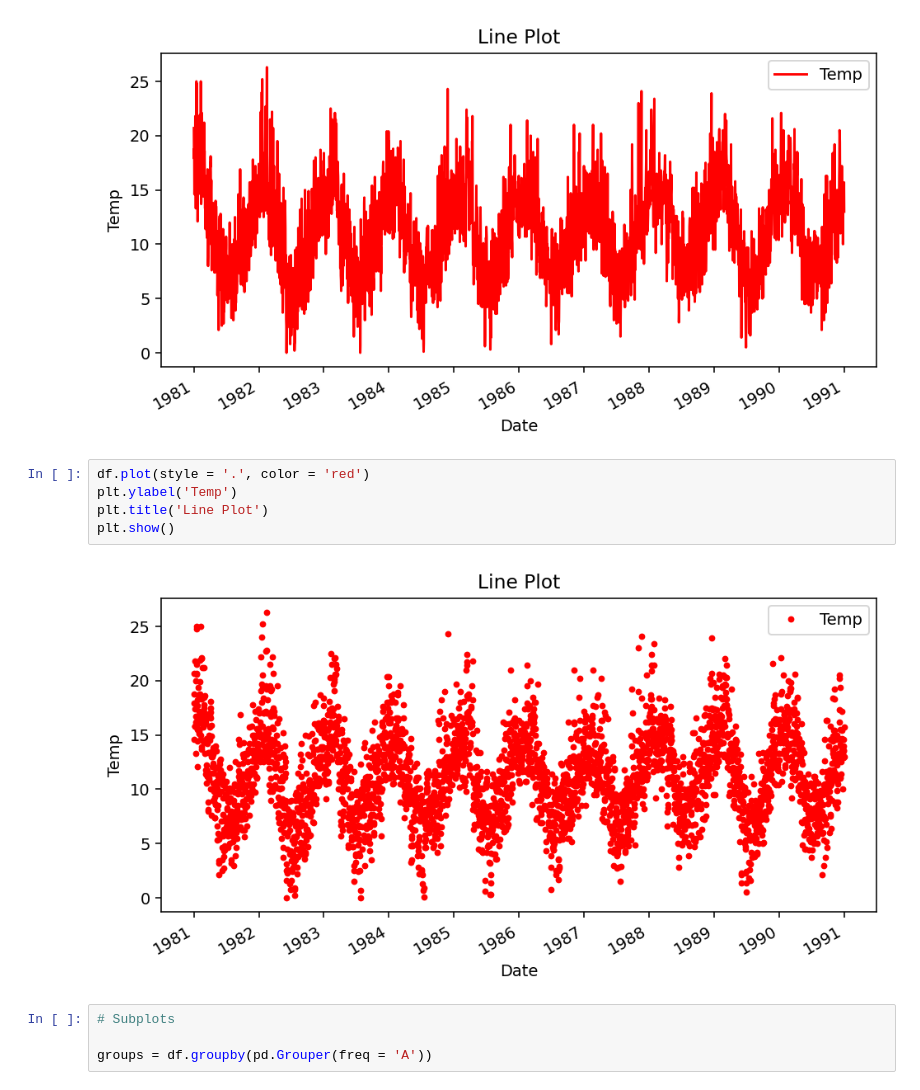
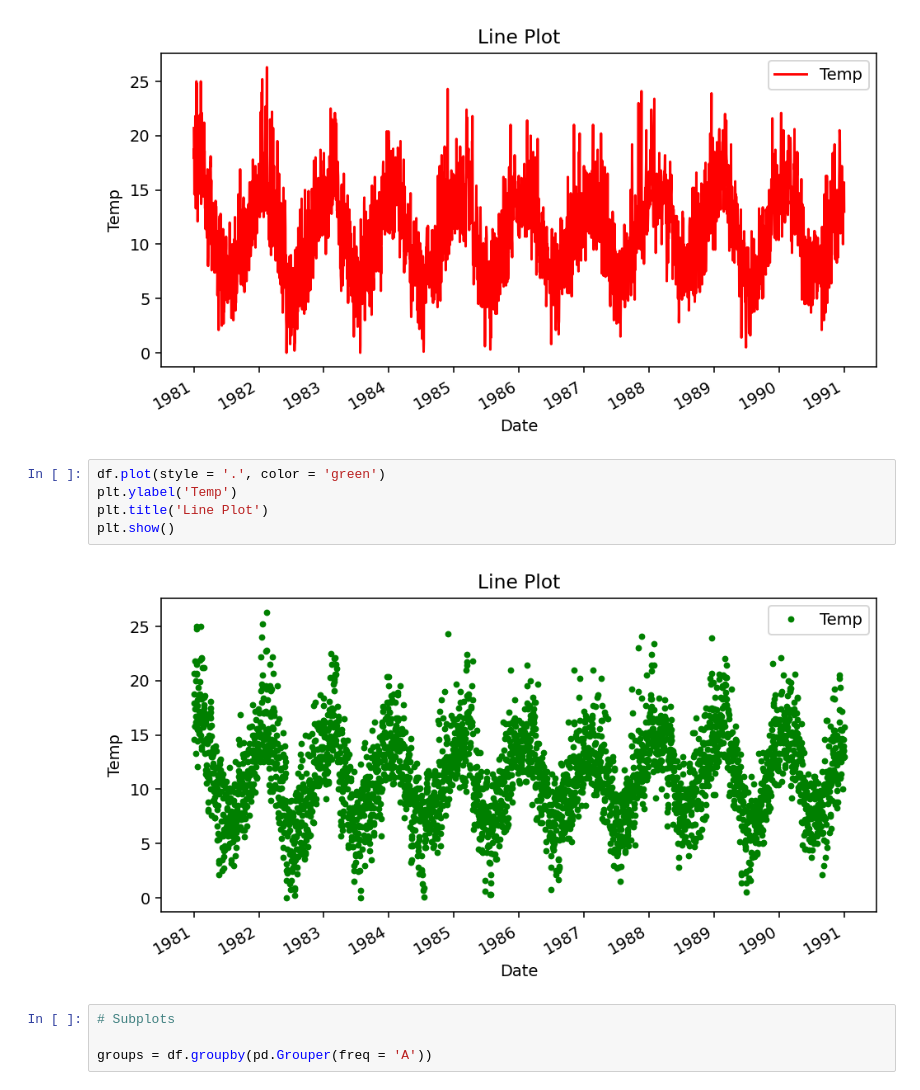
Before and after one commit to mareksturek/data-visualization, a Jupyter notebook: notebooks/viz_time_series.ipynb, the cells around one changed output. Saved outputs shown, nothing was run; the diff lists cells and outputs as text.

```diff
--- a/notebooks/viz_time_series.ipynb
+++ b/notebooks/viz_time_series.ipynb
@@ -74,12 +74,12 @@ plt.show()
 # %% [output]
 [figure]
 # %%
-df.plot(style = '.', color = 'red')
+df.plot(style = '.', color = 'green')
 plt.ylabel('Temp')
 plt.title('Line Plot')
 plt.show()
 # %% [output]
-[figure, old version]
+[figure, new version]
 # %%
 # Subplots
 
```
